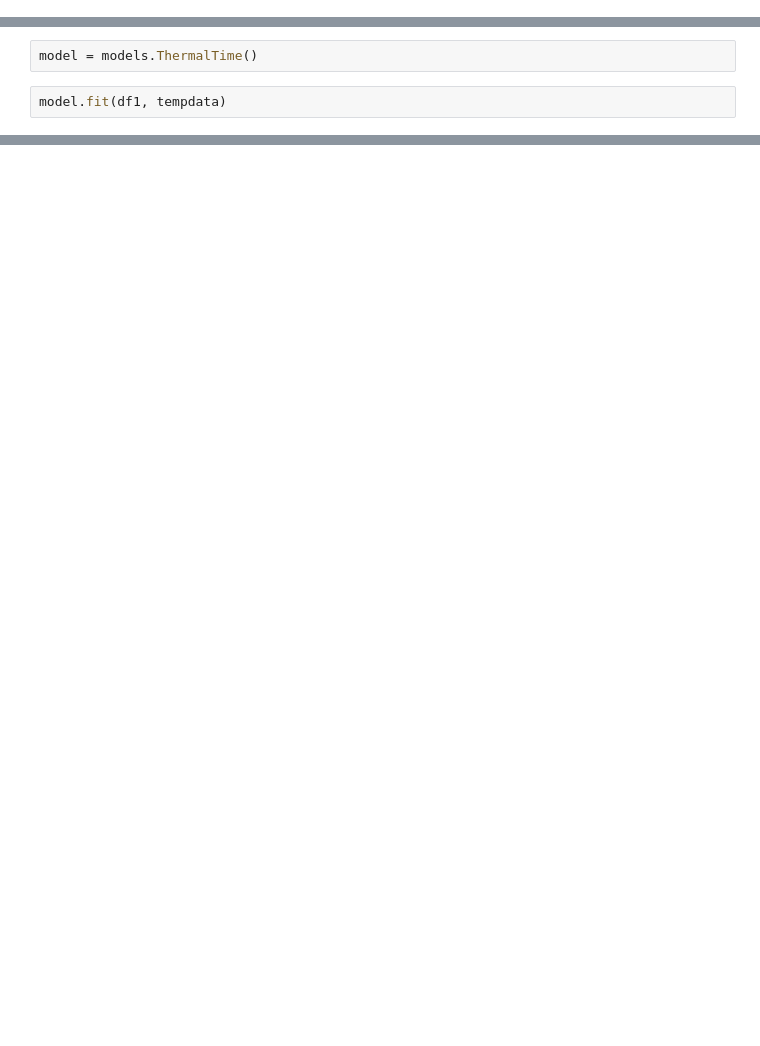
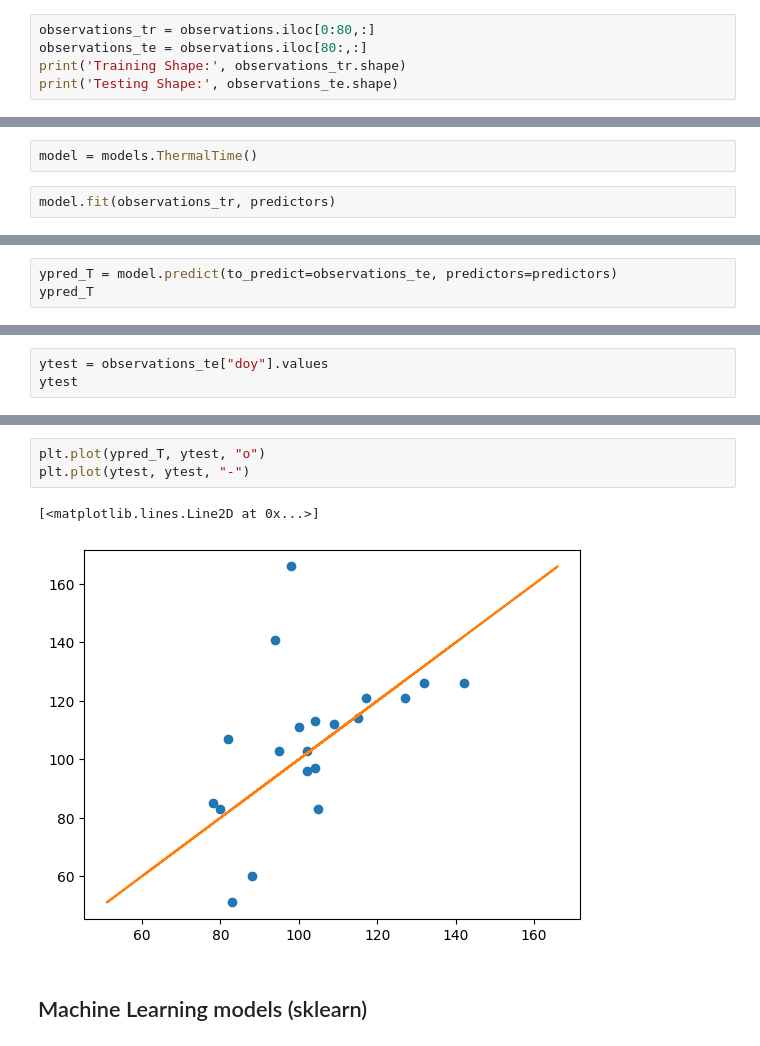
Before and after one commit to phenology/springtime, a Jupyter notebook: docs/notebooks/mk_modelling_npn.ipynb, the cells around one changed output, grey strips where cells are left out. Drawn from its saved outputs; the diff is of its cells as text; blank space fills up the shorter version.

```diff
--- a/docs/notebooks/mk_modelling_npn.ipynb
+++ b/docs/notebooks/mk_modelling_npn.ipynb
@@ -295,0 +507,5 @@ tempdata = tempdata.rename(columns={'yday': 'doy'})
+# %%
+observations_tr = observations.iloc[0:80,:]
+observations_te = observations.iloc[80:,:]
+print('Training Shape:', observations_tr.shape)
+print('Testing Shape:', observations_te.shape)
@@ -296,4 +515,4 @@ tempdata = tempdata.rename(columns={'yday': 'doy'})
 # %%
 model = models.ThermalTime()
 # %%
-model.fit(df1, tempdata)
+model.fit(observations_tr, predictors)
@@ -494,0 +523,3 @@ from sklearn.ensemble import RandomForestRegressor
+# %%
+ypred_T = model.predict(to_predict=observations_te, predictors=predictors)
+ypred_T
@@ -494,0 +529,3 @@ from sklearn.ensemble import RandomForestRegressor
+# %%
+ytest = observations_te["doy"].values
+ytest
@@ -494,0 +545,8 @@ from sklearn.ensemble import RandomForestRegressor
+# %%
+plt.plot(ypred_T, ytest, "o")
+plt.plot(ytest, ytest, "-")
+# %% [output]
+[<matplotlib.lines.Line2D at 0x...>]
+[figure, added]
+# %% [markdown]
+## Machine Learning models (sklearn)
```
Also changed, not shown: parts of 91 cells of this notebook.
